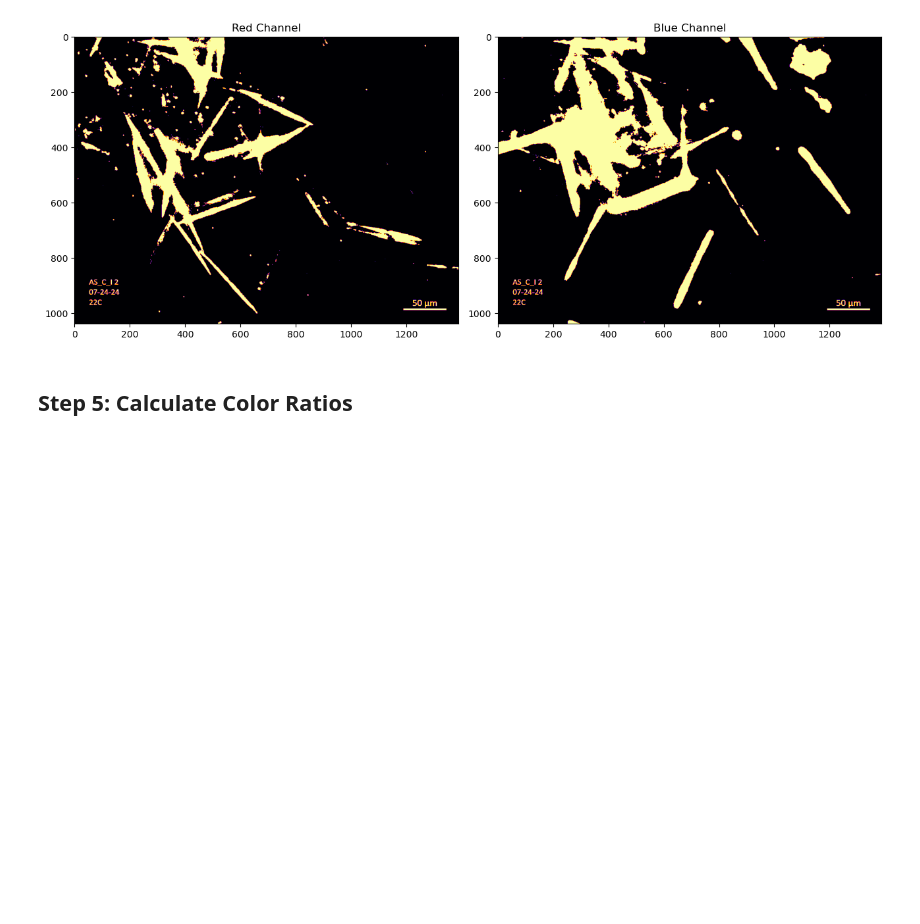
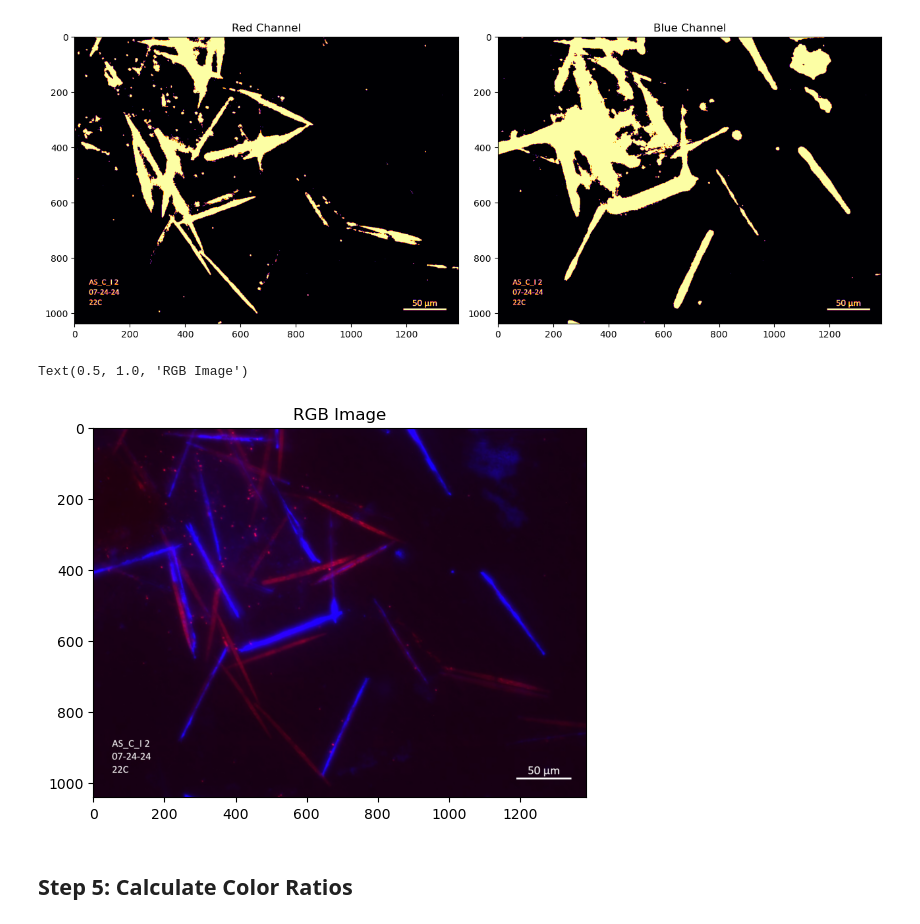
Before and after one commit to RaynaHamilton/Protist-Image-Analysis, a Jupyter notebook: code/protist-image-analysis.ipynb, the cells around one changed output. Drawn from its saved outputs; the diff is of its cells as text; code cells hidden in the pictures; blank space fills up the shorter version.

```diff
--- a/code/protist-image-analysis.ipynb
+++ b/code/protist-image-analysis.ipynb
@@ -199,6 +205,16 @@ ax[1].set_title("Blue Channel")
 fig.tight_layout()
 # %% [output]
 [figure]
+# %%
+# For comparison, here's the RGB image once again:
+fig, ax = plt.subplots(1, 1)
+    # show plots
+ax.imshow(image_rgb, cmap='magma')
+    # set the title to all subplots
+ax.set_title("RGB Image")
+# %% [output]
+Text(0.5, 1.0, 'RGB Image')
+[figure, added]
 # %% [markdown]
 ## Step 5: Calculate Color Ratios
 # %%
```
Also changed, not shown: parts of 10 cells of this notebook.
